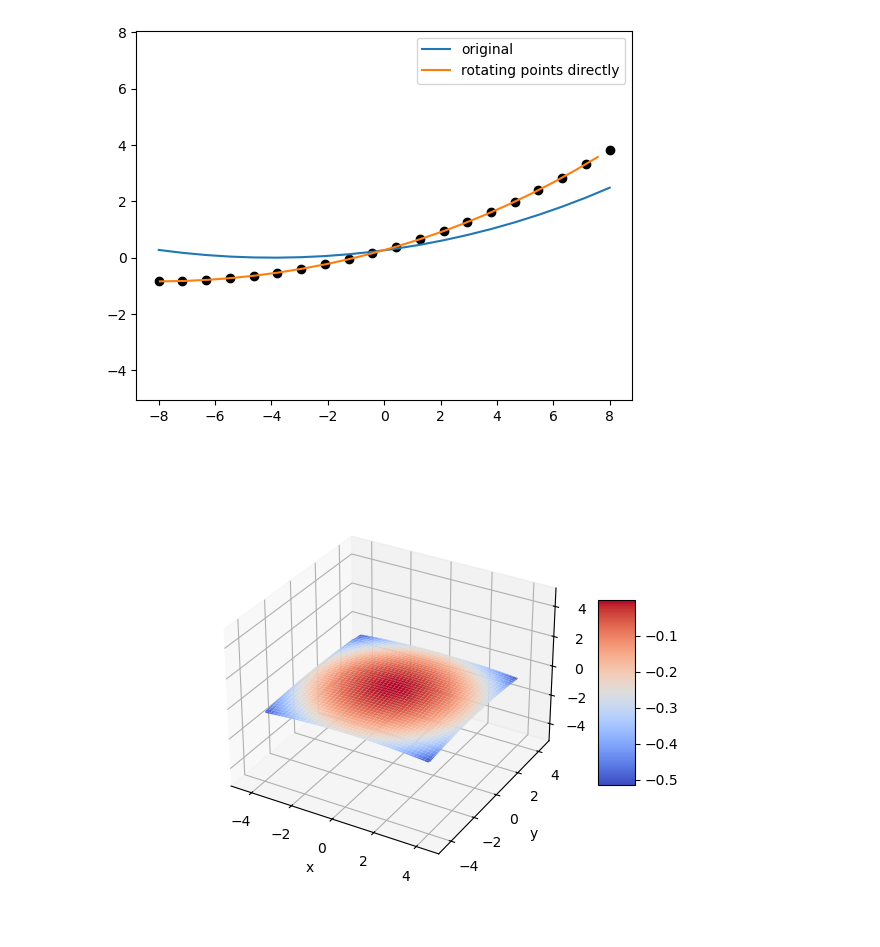
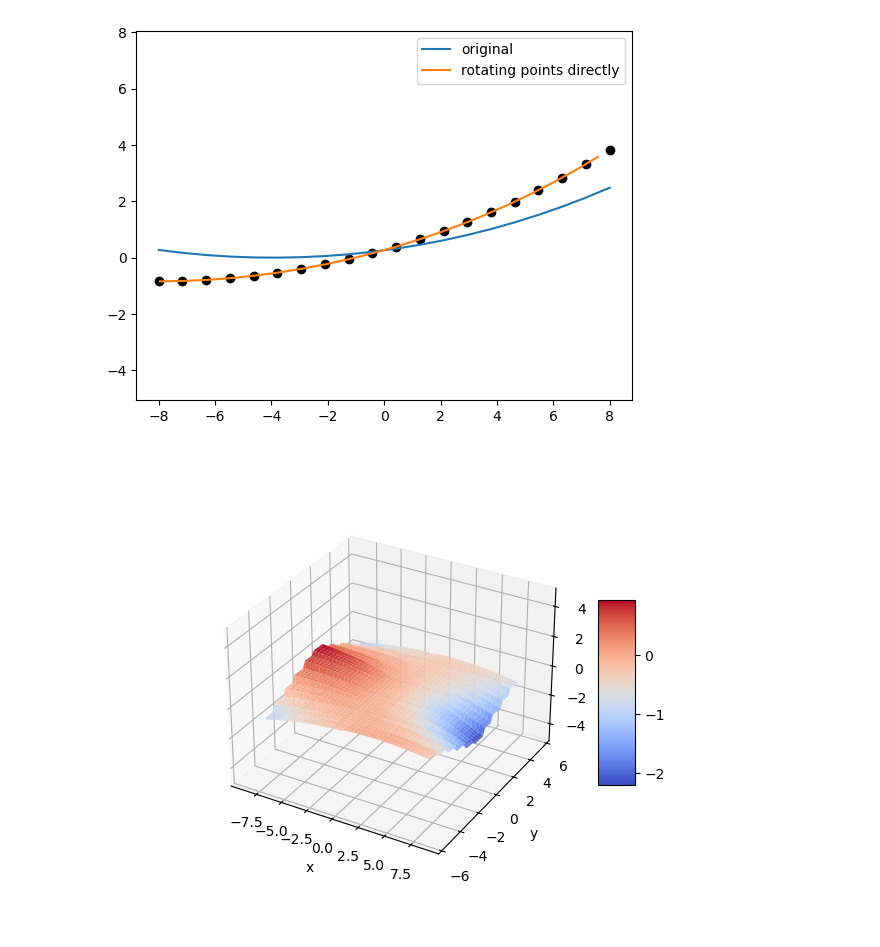
Before and after one commit to ellenle3/ifugen, a Jupyter notebook: python/surface_generator.ipynb, the cells around one changed output. Cells and saved outputs as stored; diff of their text form; code cells hidden in the pictures.

```diff
--- a/python/surface_generator.ipynb
+++ b/python/surface_generator.ipynb
@@ -127,7 +156,7 @@ p = ImageSlicerParams(
     cylinder = 0,
     n_each = 5,
     n_rows = 2,
-    n_cols = 1,
+    n_cols = 3,
     angle_mode = 0,
     dalpha = -15,
     dbeta = 2,
@@ -138,7 +167,7 @@ p = ImageSlicerParams(
     gamma_cen = 0,
     dx = 10,
     dy = 5,
-    c = -1/30,
+    c = -1/40,
     k = 0,
     gx_width = 0,
     gx_depth = -3,
@@ -360,27 +389,27 @@ plt.show()
 [figure]
 # %%
 sag_func = tilted_plane_sag
-sag_func = conic_3d_sag
-critical_xy_func = conic_3d_critical_xy
+sag_func = conic_2d_sag
+critical_xy_func = conic_2d_critical_xy
 
 p = ImageSlicerParams(
     custom = 0,
     cylinder = 0,
-    n_each = 1,
-    n_rows = 1,
-    n_cols = 1,
+    n_each = 5,
+    n_rows = 2,
+    n_cols = 2,
     angle_mode = 2,
-    dalpha = 0,
-    dbeta = 0,
-    dgamma = 0,
-    gamma_offset = 0,
-    alpha_cen = 0,
-    beta_cen = 0,
-    gamma_cen = 0,
+    dalpha = -3,
+    dbeta = 3,
+    dgamma = 3,
+    gamma_offset = 1.5,
+    alpha_cen = 4,
+    beta_cen = -5,
+    gamma_cen = 2,
     dx = 8,
-    dy = 8,
-    c = -1/30,
-    k =-1,
+    dy = 1,
+    c = -1/50,
+    k =0,
     gx_width = 0,
     gx_depth = -3,
     gy_width = 0,
@@ -394,31 +423,31 @@ N = 200
 #Nx = n_cols * 8
 #Ny = n_rows * n_each * 8
 x = np.linspace(-1.1*xsize/2,1.1*xsize/2,N)
 y = np.linspace(-1.1*ysize/2,1.1*ysize/2,N)
 
 Z = np.zeros((N,N))
 for i,x1 in enumerate(x):
     for j,y1 in enumerate(y):
         Z[j,i]=make_image_slicer(x1, y1, p, custom_slice_params, sag_func)
         #Z[i,j]=make_image_slicer2(x1, y1, n_each, dalpha, dbeta, alpha_cen, beta_cen, dx, dy, rx, ry, kx, ky)
 
 
 X, Y = np.meshgrid(x, y)
 #Z2 = make_slice(X, Y, rx, ry, kx, ky, 0, 0)
 
 #zmin, zmax = find_global_extrema_slicer(p, sag_func, critical_xy_func)
 
 fig, ax = plt.subplots(subplot_kw={"projection": "3d"})
 surf = ax.plot_surface(X, Y, Z, cmap=cm.coolwarm)
 #ax.plot_surface(X,Y,np.ones((N,N))*zmin, alpha=0.3)
 #ax.plot_surface(X,Y,np.ones((N,N))*zmax, alpha=0.3)
 #surf = ax.plot_surface(X, Y, Z2, cmap=cm.viridis)
 #ax.zaxis.set_major_formatter('{x:.02f}')
 #ax.view_init(azim=90, elev=0)
 ax.set_xlabel("x")
 ax.set_ylabel("y")
 ax.set_zlim(-5, 5)
 fig.colorbar(surf, shrink=0.5, aspect=5)
 plt.show()
 # %% [output]
-[figure, old version]
+[figure, new version]
```
Also changed, not shown: parts of 6 cells of this notebook, 16 other files.
